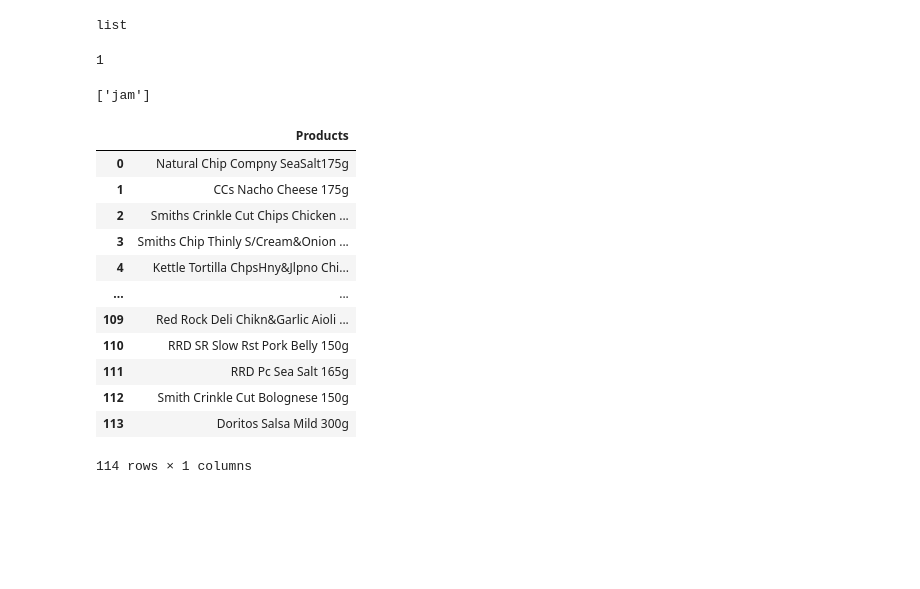
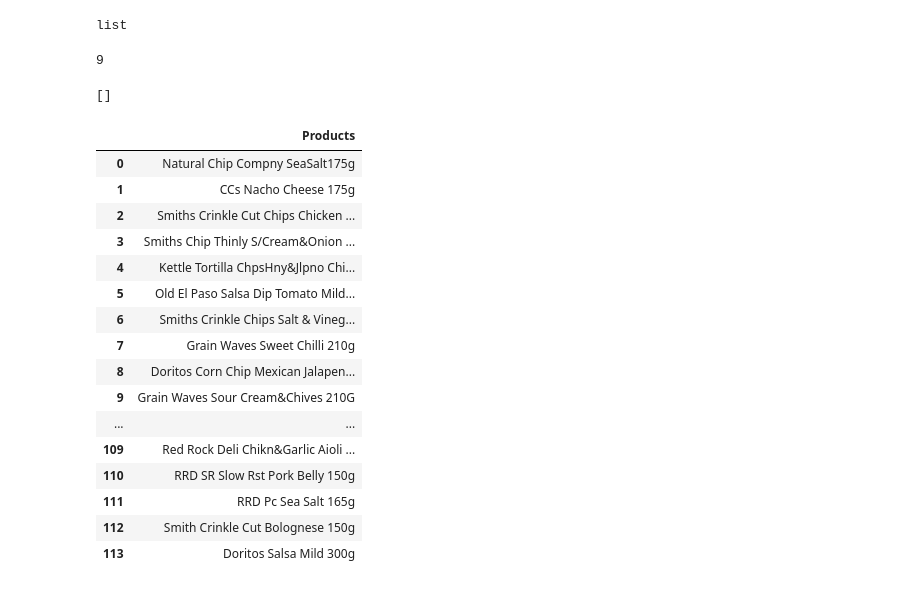
Before and after one commit to salu218/forage_virtual_internship, a Jupyter notebook: quantium.ipynb, the cells around one changed output. Drawn from its saved outputs; the diff is of its cells as text; code cells hidden in the pictures; blank space fills up the shorter version.

Commit message:
updated chip and non-chip terms

```diff
--- a/quantium.ipynb
+++ b/quantium.ipynb
@@ -266,18 +262,18 @@ type(all_words)
 # %% [output]
 list
 # %%
-if "salsa" in all_words:
-    print(all_words.count('jam'))
+if "doritos" in all_words:
+    print(all_words.count('doritos'))
 # %% [output]
-1
+9
 # %%
 nonchip_words = []
 for word in all_words:
-    if "jam" in word:
+    if "chutney" in word:
         nonchip_words.append(word)
 print(nonchip_words)
 # %% [output]
-['jam']
+[]
 # %%
 product_name = pd.DataFrame(product_name)
 # %%
@@ -285,19 +281,24 @@ product_name = pd.DataFrame(product_name)
 # %%
 product_name.rename(columns={0: 'Products'}, inplace=True)
 # %%
+pd.set_option("display.max_rows", None)
 product_name
 # %% [output]
 |  | Products |
 | 0 | Natural Chip Compny SeaSalt175g |
 | 1 | CCs Nacho Cheese 175g |
 | 2 | Smiths Crinkle Cut Chips Chicken ... |
 | 3 | Smiths Chip Thinly S/Cream&Onion ... |
 | 4 | Kettle Tortilla ChpsHny&Jlpno Chi... |
+| 5 | Old El Paso Salsa Dip Tomato Mild... |
+| 6 | Smiths Crinkle Chips Salt & Vineg... |
+| 7 | Grain Waves Sweet Chilli 210g |
+| 8 | Doritos Corn Chip Mexican Jalapen... |
+| 9 | Grain Waves Sour Cream&Chives 210G |
 | ... | ... |
 | 109 | Red Rock Deli Chikn&Garlic Aioli ... |
 | 110 | RRD SR Slow Rst Pork Belly 150g |
 | 111 | RRD Pc Sea Salt 165g |
 | 112 | Smith Crinkle Cut Bolognese 150g |
 | 113 | Doritos Salsa Mild 300g |
-114 rows × 1 columns
 # %%
```
Also changed, not shown: parts of 2 cells of this notebook.
